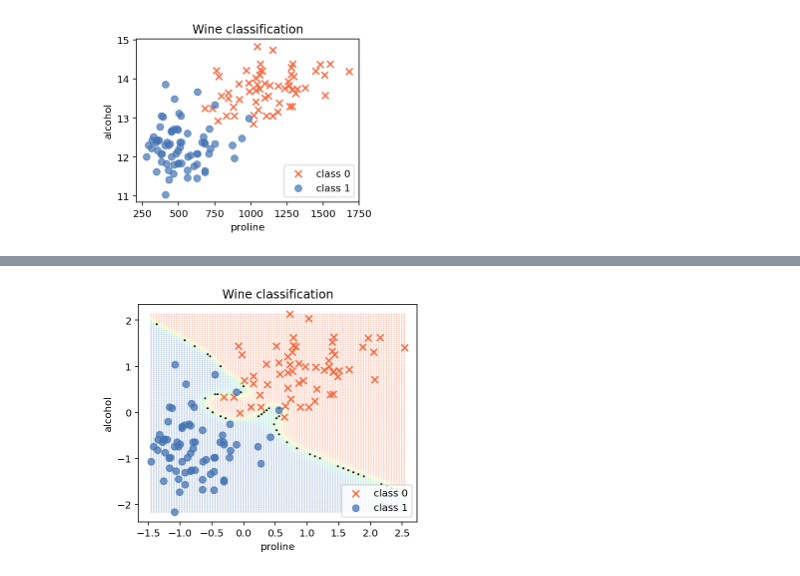
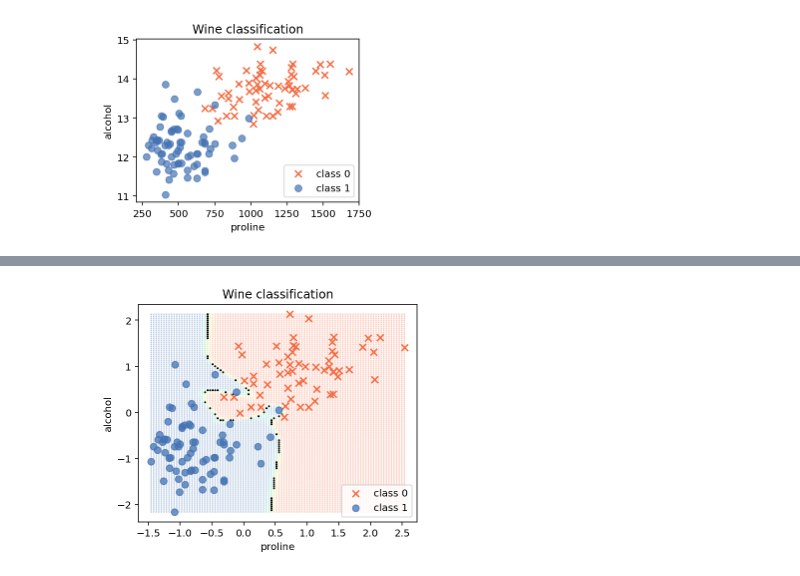
Before and after one commit to parrt/fundamentals-of-deep-learning, a Jupyter notebook: notebooks/wine-2-class.ipynb, the cells around one changed output, grey strips where cells are left out. Saved outputs shown, nothing was run; the diff lists cells and outputs as text; code cells hidden in the pictures.

```diff
--- a/notebooks/wine-2-class.ipynb
+++ b/notebooks/wine-2-class.ipynb
@@ -76,6 +76,6 @@ def ctrain(model, X, y, learning_rate = .0001, nepochs=2000):
     return y_pred, loss
 # %%
-def dshow(X, y, model):
+def dshow(X, y, model, boundary_tolerance=.03):
     grid = []
     for p in np.linspace(min(X[:,0]),max(X[:,0]),num=100):
         for a in np.linspace(min(X[:,1]),max(X[:,1]),num=100):
@@ -83,7 +83,7 @@ def dshow(X, y, model):
     grid = torch.tensor(grid).float()
     decisions = model(grid).detach().numpy().reshape(-1)
 
-    grid_boundary = grid[np.isclose(decisions,0.5,atol=.03),:]
+    grid_boundary = grid[np.isclose(decisions,0.5,atol=boundary_tolerance),:]
 
     fig, ax = plt.subplots(figsize=(5,4))
     X0 = X[y==0]
@@ -175,7 +175,7 @@ LAST       cross entropy loss  0.0416
 # %%
 model = nn.Sequential(
     nn.Linear(2, 10), # 2 input vars: proline, alcohol
-    nn.Sigmoid(),
+    nn.Tanh(),
     nn.Linear(10, 1),
     nn.Sigmoid()
 )
@@ -186,5 +186,5 @@ X_ = torch.tensor(X).float()
 y_ = torch.tensor(y).reshape(-1,1).float()
 y_pred, loss = ctrain(model, X=X_, y=y_, learning_rate = .001, nepochs=15_000)
 
-dshow(X, y, model)
+dshow(X, y, model, boundary_tolerance=.1)
 # %% [output]
@@ -203 +203 @@ LAST       cross entropy loss  0.0156
-[figure, old version]
+[figure, new version]
```
Also changed, not shown: parts of 5 cells of this notebook.
